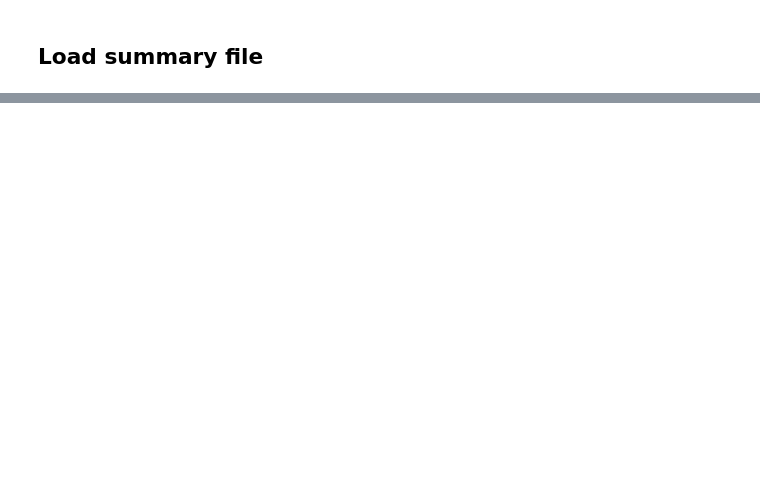
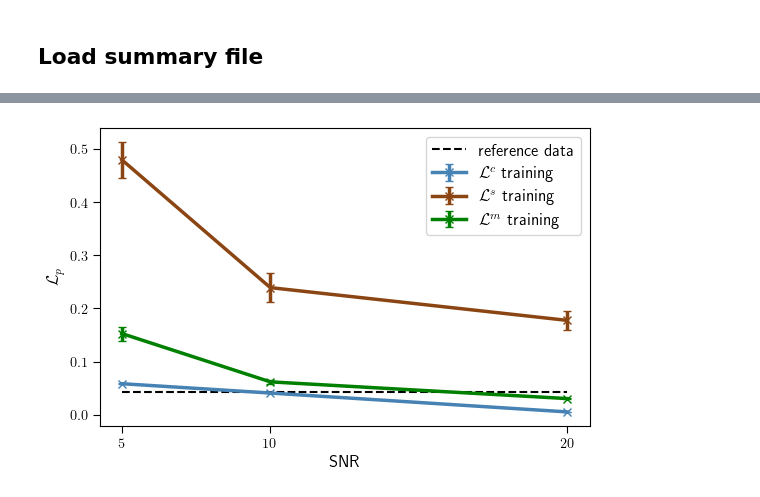
Before and after one commit to MagriLab/FlowReconstructionFromExperiment, a Jupyter notebook: figures_for_paper/robustness_noisy_data.ipynb, the cells around one changed output, grey strips where cells are left out. Cells and saved outputs as stored; diff of their text form; code cells hidden in the pictures; blank space fills up the shorter version.

```diff
--- a/figures_for_paper/robustness_noisy_data.ipynb
+++ b/figures_for_paper/robustness_noisy_data.ipynb
@@ -279,0 +153,26 @@ plt.show()
+# %%
+snr = [20,10,5]
+plt.figure(figsize=(5.5,3.5))
+ax = plt.subplot(111)
+
+# training set
+ax.errorbar(snr,lp_mean_classic[:,0],yerr=lp_std_classic[:,0],label='$\mathcal{L}^c$ training',marker='x',color='steelblue',linewidth=2.5)
+ax.errorbar(snr,lp_mean_3[:,0],yerr=lp_std_3[:,0],label='$\mathcal{L}^s$ training',marker='x',color='saddlebrown',linewidth=2.5)
+ax.errorbar(snr,lp_mean_mean3[:,0],yerr=lp_std_mean3[:,0],label='$\mathcal{L}^m$ training',marker='x',color='green',linewidth=2.5)
+
+#validation set
+# ax.errorbar(snr,lp_mean_classic[:,1],yerr=lp_std_classic[:,1],label='$\mathcal{L}^c$ testing',marker='.',color='deepskyblue',linestyle=':')
+# ax.errorbar(snr,lp_mean_3[:,1],yerr=lp_std_3[:,1],label='$\mathcal{L}^s$ testing',marker='.',linestyle=':',color='darkorange')
+# ax.errorbar(snr,lp_mean_mean3[:,1],yerr=lp_std_mean3[:,1],label='$\mathcal{L}^m$ testing',marker='.',linestyle=':',color='limegreen',)
+
+ax.hlines(0.043, xmin=5,xmax=20, colors=['k'], linestyles='dashed',label='reference data')
+ax.legend(ncol=1)
+ax.set_ylabel('$\mathcal{L}_p$')
+ax.set_xticks([5,10,20])
+ax.set_xlabel('SNR')
+# ax.set_yscale('log')
+# plt.ylim([0,70])
+# plt.savefig('./figs/noisy_compare_lossfn_physics')
+plt.show()
+# %% [output]
+[figure, added]
```
Also changed, not shown: parts of 15 cells of this notebook.
